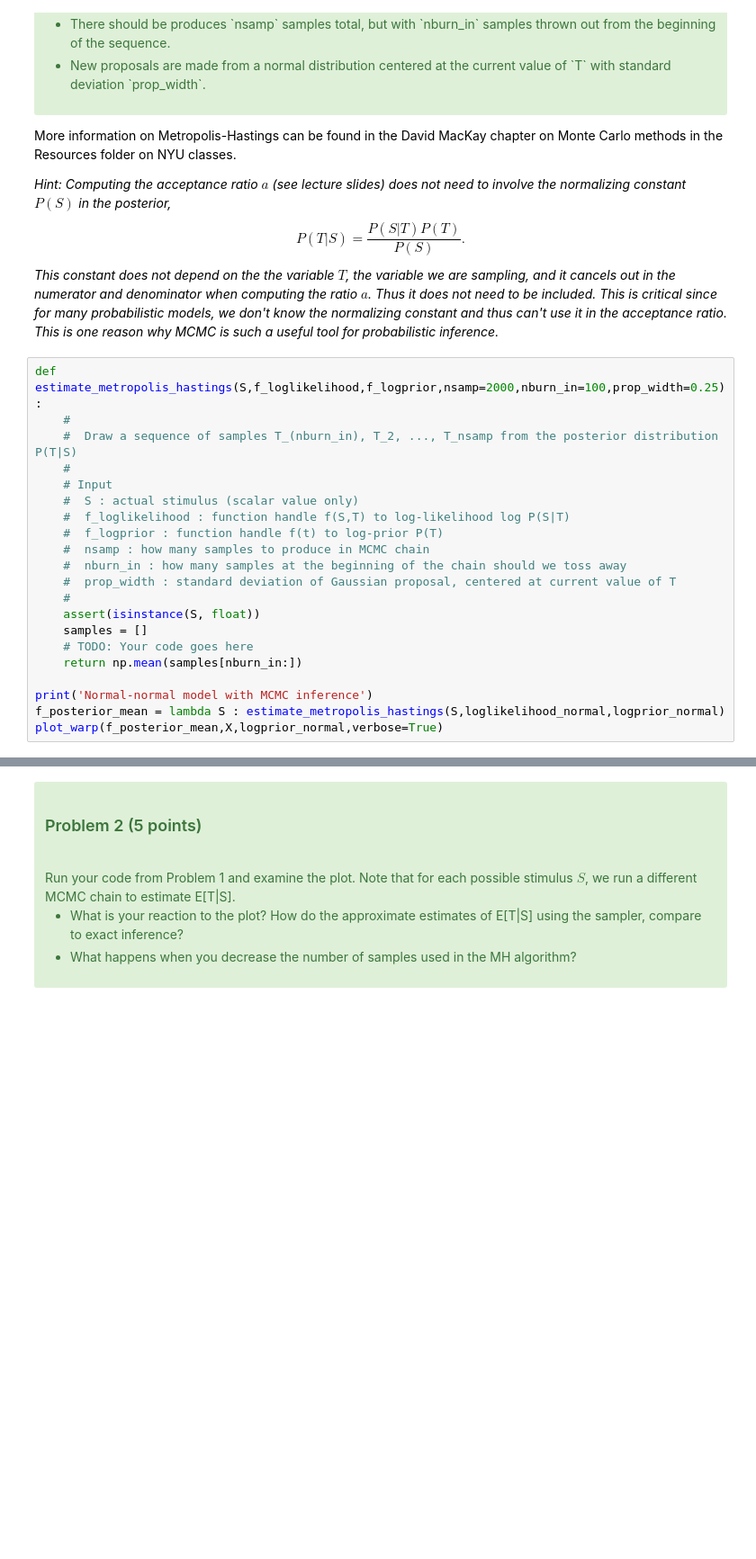
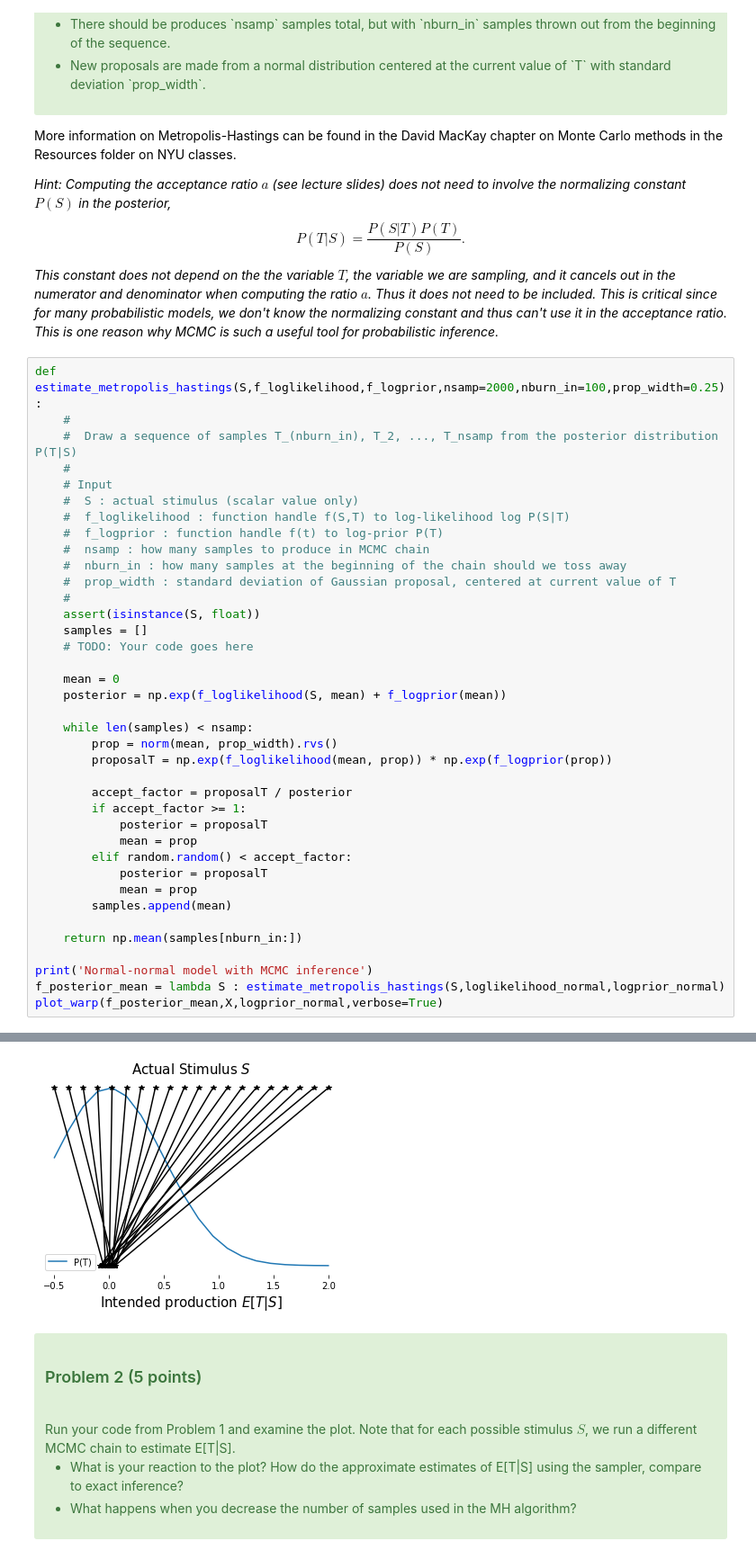
Before and after one commit to changhyunlee806/CCM-site, a Jupyter notebook: homeworks/homework-Bayes/Homework-Bayes-C.ipynb, the cells around one changed output, grey strips where cells are left out. Shown at 90% size. Drawn from its saved outputs; the diff is of its cells as text; blank space fills up the shorter version.

```diff
--- a/homeworks/homework-Bayes/Homework-Bayes-C.ipynb
+++ b/homeworks/homework-Bayes/Homework-Bayes-C.ipynb
@@ -176,8 +179,26 @@ def estimate_metropolis_hastings(S,f_loglikelihood,f_logprior,nsamp=2000,nburn_i
     assert(isinstance(S, float))
     samples = []
     # TODO: Your code goes here
+
+    mean = 0
+    posterior = np.exp(f_loglikelihood(S, mean) + f_logprior(mean))
+
+    while len(samples) < nsamp:
+        prop = norm(mean, prop_width).rvs()
+        proposalT = np.exp(f_loglikelihood(mean, prop)) * np.exp(f_logprior(prop))
+
+        accept_factor = proposalT / posterior
+        if accept_factor >= 1:
+            posterior = proposalT
+            mean = prop
+        elif random.random() < accept_factor:
+            posterior = proposalT
+            mean = prop
+        samples.append(mean)
+
     return np.mean(samples[nburn_in:])
 
 print('Normal-normal model with MCMC inference')
 f_posterior_mean = lambda S : estimate_metropolis_hastings(S,loglikelihood_normal,logprior_normal)
 plot_warp(f_posterior_mean,X,logprior_normal,verbose=True)
+# %% [output]
@@ -184,3 +222,4 @@ plot_warp(f_posterior_mean,X,logprior_normal,verbose=True)
+[figure, added]
 # %% [markdown]
 <div class="alert alert-success" role="alert">
 <h3> Problem 2 (5 points) </h3>
```
Also changed, not shown: parts of 12 cells of this notebook, 1 other file.
